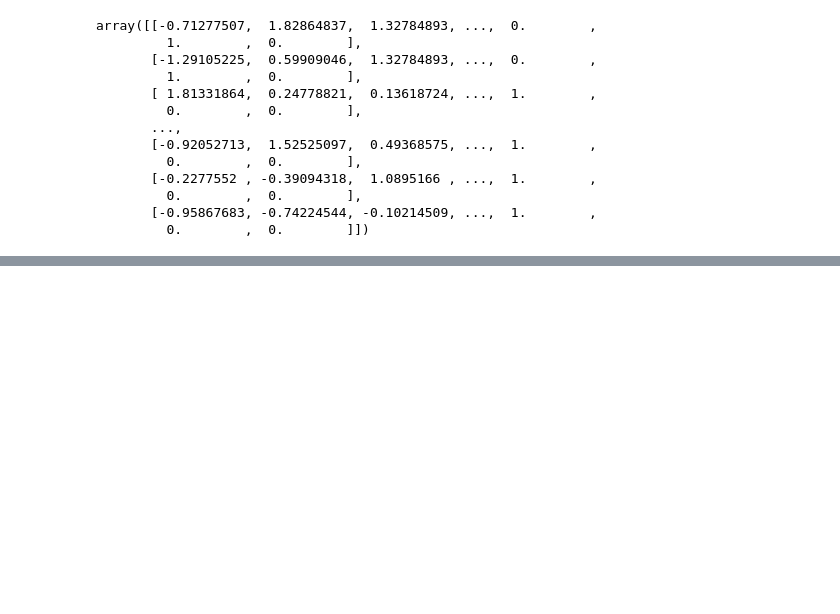
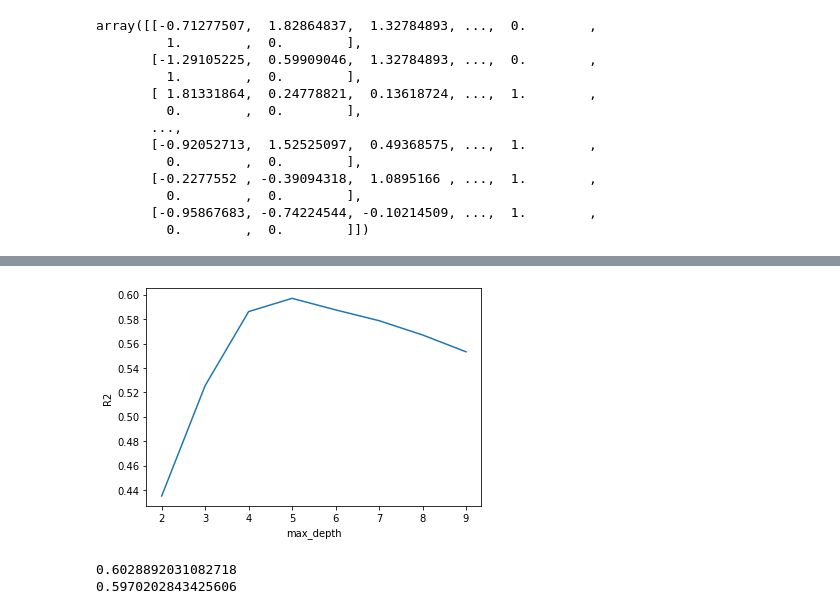
Before and after one commit to nathandhawale/Sales-Predictions, a Jupyter notebook: sales_predictions.ipynb, the cells around one changed output, grey strips where cells are left out. Drawn from its saved outputs; the diff is of its cells as text; code cells hidden in the pictures; blank space fills up the shorter version.

```diff
--- a/sales_predictions.ipynb
+++ b/sales_predictions.ipynb
@@ -505,0 +701,28 @@ array([[-0.71277507,  1.82864837,  1.32784893, ...,  0.        ,
+# %%
+max_depth_range = list(range(2, 10))
+r2 = []
+for depth in max_depth_range:
+    decision_tree = DecisionTreeRegressor(max_depth = depth,
+                             random_state = 42)
+    dec_tree = make_pipeline(preprocessor, decision_tree)
+    dec_tree.fit(X_train, y_train)
+    score = dec_tree.score(X_test, y_test)
+    r2.append(score)
+# %%
+import matplotlib.pyplot as plt
+plt.plot(max_depth_range, r2)
+plt.xlabel('max_depth')
+plt.ylabel('R2');
+# %% [output]
+[figure, added]
+# %%
+decision_tree_5 = DecisionTreeRegressor(max_depth = 5, random_state = 42)
+dec_tree_5 = make_pipeline(preprocessor, decision_tree_5)
+dec_tree_5.fit(X_train, y_train)
+train_5_score = dec_tree_5.score(X_train, y_train)
+test_5_score = dec_tree_5.score(X_test, y_test)
+print(train_5_score)
+print(test_5_score)
+# %% [output]
+0.6028892031082718
+0.5970202843425606
```
Also changed, not shown: parts of 24 cells of this notebook.
